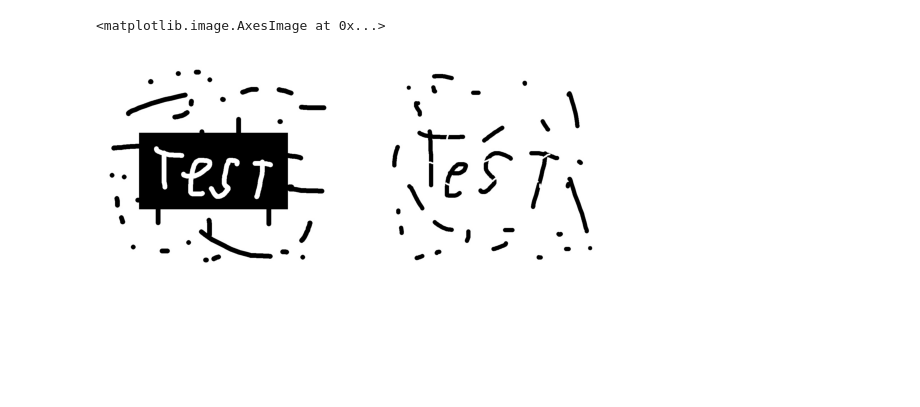
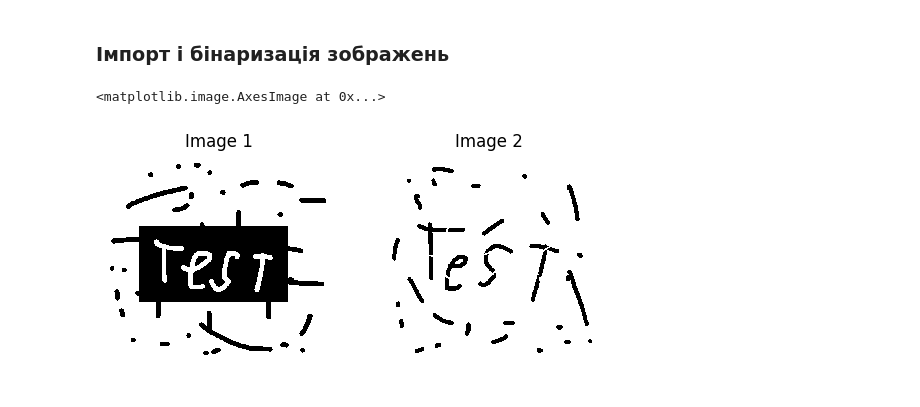
Before and after one commit to Donbassenok/Osnovy-Kompiuternoho-Zoru, a Jupyter notebook: lab3/Lab3.ipynb, the cells around one changed output. Drawn from its saved outputs; the diff is of its cells as text; code cells hidden in the pictures; blank space fills up the shorter version.

```diff
--- a/lab3/Lab3.ipynb
+++ b/lab3/Lab3.ipynb
@@ -1,28 +1,32 @@
 # %%
 import numpy as np
 import matplotlib.pyplot as plt
+# %% [markdown]
+### Імпорт і бінаризація зображень
 # %%
 def to_binary(img):
     if img.ndim == 3:
         img = img.mean(axis=2)
     return (img > 128).astype(np.uint8)
 
 img1_path = 'image1.jpg'
 img2_path = 'image2.jpg'
 
 img1_raw = plt.imread(img1_path)
 img2_raw = plt.imread(img2_path)
 
-img1 = to_binary(img1_raw)
-img2 = to_binary(img2_raw)
+img1_raw = to_binary(img1_raw)
+img2_raw = to_binary(img2_raw)
 
 plt.subplot(1, 2, 1)
+plt.title('Image 1')
 plt.axis('off')
-plt.imshow(img1_raw)
+plt.imshow(img1_raw, cmap='gray', interpolation='nearest')
 
 plt.subplot(1, 2, 2)
+plt.title('Image 2')
 plt.axis('off')
-plt.imshow(img2_raw)
+plt.imshow(img2_raw, cmap='gray', interpolation='nearest')
 # %% [output]
 <matplotlib.image.AxesImage at 0x...>
-[figure, old version]
+[figure, new version]
```
Also changed, not shown: parts of 10 cells of this notebook.
